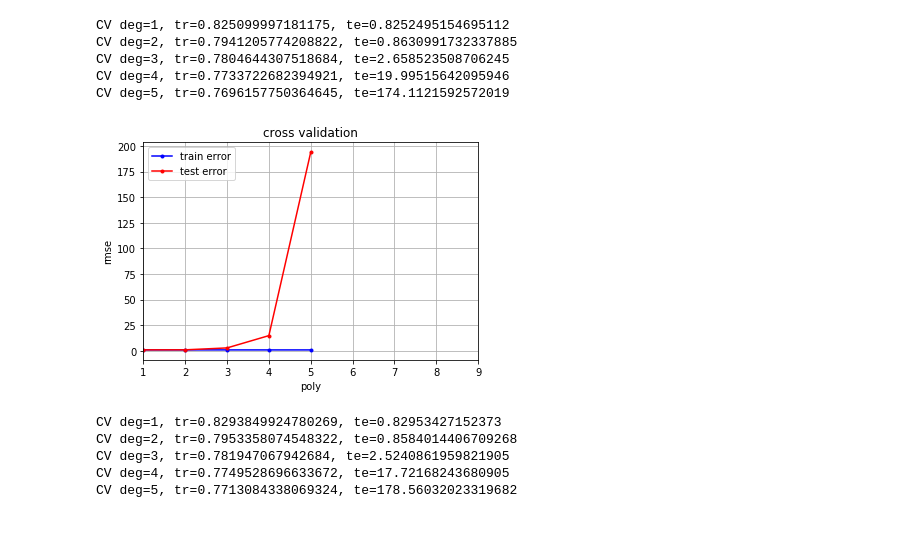
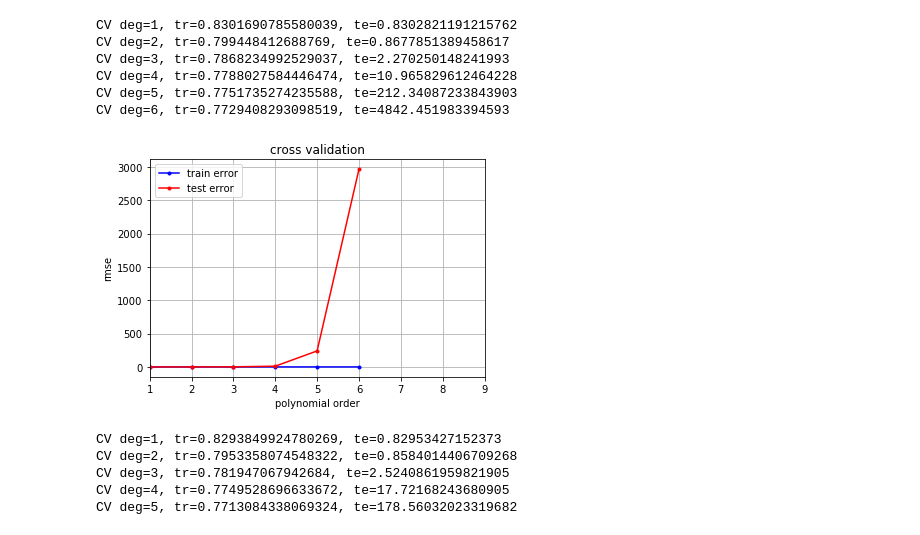
Before and after one commit to gaelmoccand/RoadSegmentation_CNN, a Jupyter notebook: project1/scripts/Ridge_Prediction.ipynb, the cells around one changed output. Cells and saved outputs as stored; diff of their text form; code cells hidden in the pictures.

```diff
--- a/project1/scripts/Ridge_Prediction.ipynb
+++ b/project1/scripts/Ridge_Prediction.ipynb
@@ -205,12 +268,13 @@ CV deg=5, tr=0.7696680564122642, te=169.23931912465156
-# %%
-cross_validation_demo_poly(0.0001)
-# %% [output]
-CV deg=1, tr=0.825099997181175, te=0.8252495154695112
-CV deg=2, tr=0.7941205774208822, te=0.8630991732337885
-CV deg=3, tr=0.7804644307518684, te=2.658523508706245
-CV deg=4, tr=0.7733722682394921, te=19.99515642095946
-CV deg=5, tr=0.7696157750364645, te=174.1121592572019
-[figure, removed]
+# %%
+cross_validation_demo_poly(0.1)# all no prepro log pos
+# %% [output]
+CV deg=1, tr=0.8301690785580039, te=0.8302821191215762
+CV deg=2, tr=0.799448412688769, te=0.8677851389458617
+CV deg=3, tr=0.7868234992529037, te=2.270250148241993
+CV deg=4, tr=0.7788027584446474, te=10.965829612464228
+CV deg=5, tr=0.7751735274235588, te=212.34087233843903
+CV deg=6, tr=0.7729408293098519, te=4842.451983394593
+[figure, added]
 # %%
 cross_validation_demo_poly(0.0001)# with out 11 &18
 # %% [output]
```
Also changed, not shown: parts of 24 cells of this notebook.
